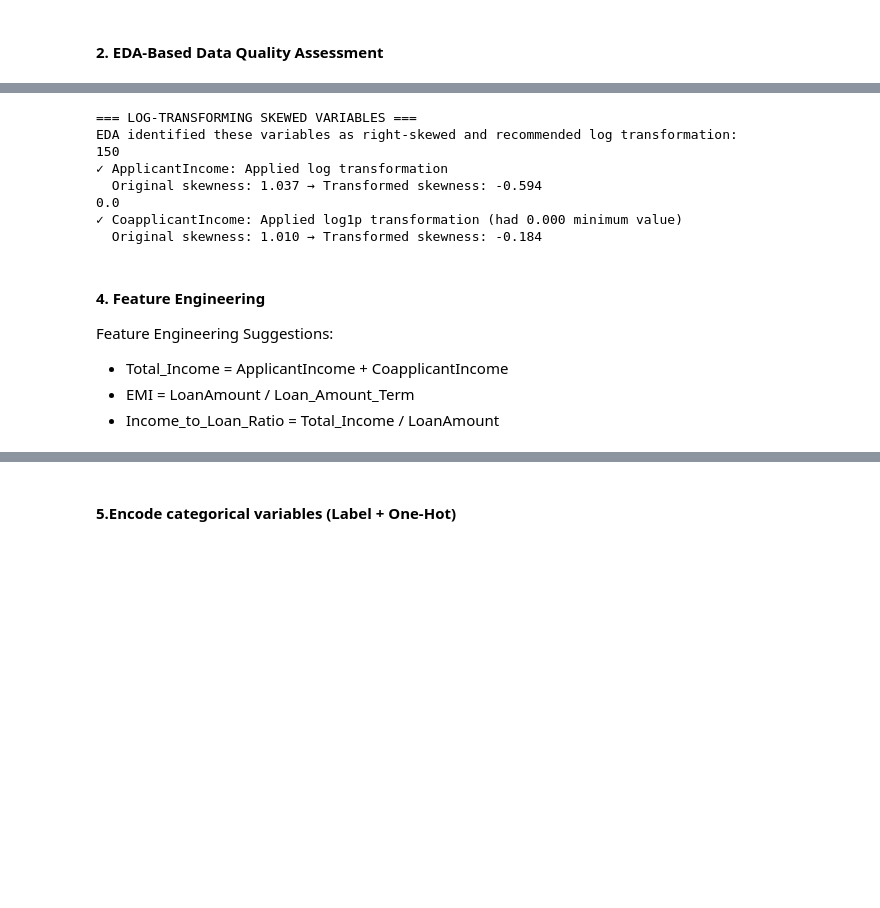
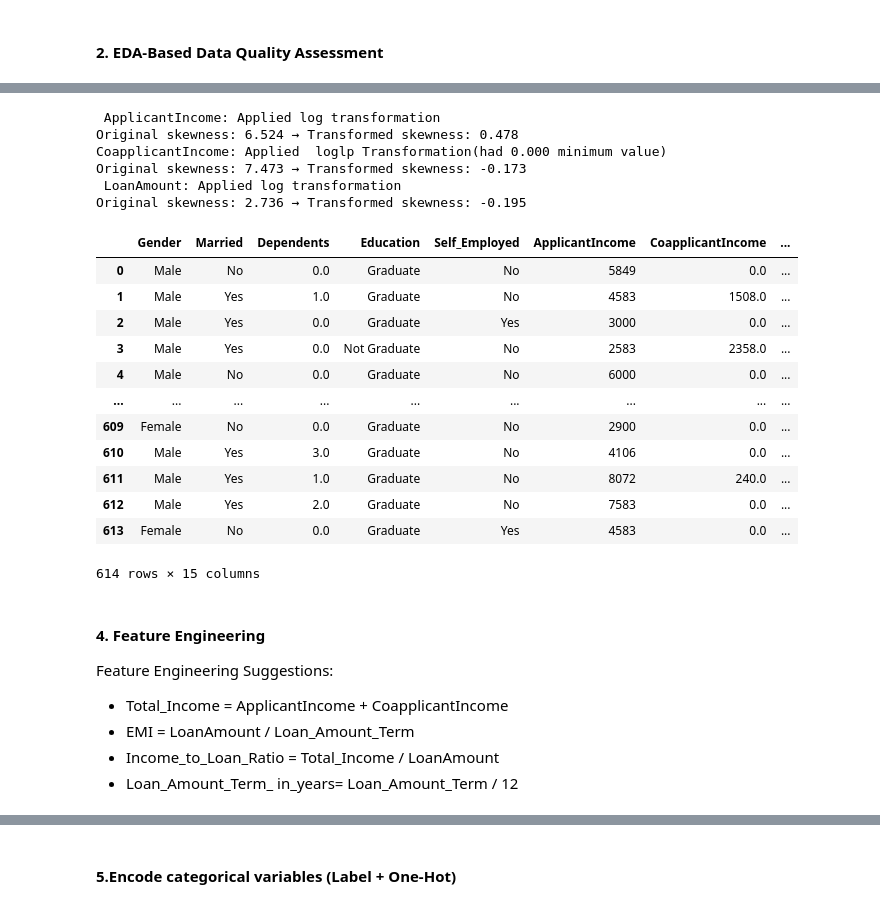
Before and after one commit to Tee-AiEng/Projects, a Jupyter notebook: Machinelearning/Home_loan_preprocessin.ipynb, the cells around one changed output, grey strips where cells are left out. Drawn from its saved outputs; the diff is of its cells as text; code cells hidden in the pictures; blank space fills up the shorter version.

```diff
--- a/Machinelearning/Home_loan_preprocessin.ipynb
+++ b/Machinelearning/Home_loan_preprocessin.ipynb
@@ -79 +64,4 @@ Dataset loaded sucessfuly
+# %%
+df = pd.read_csv("cleaned_data.csv")
+# df.set_index("")
 # %%
@@ -260 +76,22 @@ df_processed.head()
+# %%
+def handle_skewed_data(df):
+    """ Handles the skewness of the data"""
+    skewed_column = ['ApplicantIncome','CoapplicantIncome','LoanAmount']
+    for col in skewed_column:
+            # Check if variable has zero or negative values
+            min_val = df[col].min()
+            if min_val <= 0:
+                # Use log1p for variables with zeros
+                df[f"{col}_log"] = np.log1p(df[col])
+                print(f"{col}: Applied  loglp Transformation(had {min_val:.3f} minimum value)")
+            else:
+            # Use log for positive values only
+                df[f"{col}_log"] = np.log(df[col])
+                print(f" {col}: Applied log transformation")
+
+            # Check skewness before and after
+            original_skew = skew(df[col])
+            transformed_skew = skew(df[f'{col}_log'])
+            print(f"Original skewness: {original_skew:.3f} → Transformed skewness: {transformed_skew:.3f}")
+    return df
 # %% [markdown]
@@ -262,36 +99,25 @@ df_processed.head()
-# %%
-# Log-transform skewed variables as recommended by EDA
-print("=== LOG-TRANSFORMING SKEWED VARIABLES ===")
-print("EDA identified these variables as right-skewed and recommended log transformation:")
-# Variables to log-transform based on EDA findings
-skewed_vars = ['ApplicantIncome', 'CoapplicantIncome']
-for var in skewed_vars:
-    if var in df_processed.columns:
-        # Check if variable has zero or negative values
-        min_val = df_processed[var].min()
-        print(min_val)
-        if min_val <= 0.0:
-            # Use log1p for variables with zeros
-            df_processed[f'{var}_log'] = np.log1p(df_processed[var])
-            print(f"✓ {var}: Applied log1p transformation (had {min_val:.3f} minimum value)")
-        else:
-            # Use log for positive values only
-            df_processed[f'{var}_log'] = np.log(df_processed[var])
-            print(f"✓ {var}: Applied log transformation")
-
-        # Check skewness before and after
-        original_skew = skew(df_processed[var])
-        transformed_skew = skew(df_processed[f'{var}_log'])
-        print(f"  Original skewness: {original_skew:.3f} → Transformed skewness: {transformed_skew:.3f}")
-# %% [output]
-=== LOG-TRANSFORMING SKEWED VARIABLES ===
-EDA identified these variables as right-skewed and recommended log transformation:
-150
-✓ ApplicantIncome: Applied log transformation
-  Original skewness: 1.037 → Transformed skewness: -0.594
-0.0
-✓ CoapplicantIncome: Applied log1p transformation (had 0.000 minimum value)
-  Original skewness: 1.010 → Transformed skewness: -0.184
+# %%
+handle_skewed_data(df)
+# %% [output]
+ ApplicantIncome: Applied log transformation
+Original skewness: 6.524 → Transformed skewness: 0.478
+CoapplicantIncome: Applied  loglp Transformation(had 0.000 minimum value)
+Original skewness: 7.473 → Transformed skewness: -0.173
+ LoanAmount: Applied log transformation
+Original skewness: 2.736 → Transformed skewness: -0.195
+|  | Gender | Married | Dependents | Education | Self_Employed | ApplicantIncome | CoapplicantIncome | ... |
+| 0 | Male | No | 0.0 | Graduate | No | 5849 | 0.0 | ... |
+| 1 | Male | Yes | 1.0 | Graduate | No | 4583 | 1508.0 | ... |
+| 2 | Male | Yes | 0.0 | Graduate | Yes | 3000 | 0.0 | ... |
+| 3 | Male | Yes | 0.0 | Not Graduate | No | 2583 | 2358.0 | ... |
+| 4 | Male | No | 0.0 | Graduate | No | 6000 | 0.0 | ... |
+| ... | ... | ... | ... | ... | ... | ... | ... | ... |
+| 609 | Female | No | 0.0 | Graduate | No | 2900 | 0.0 | ... |
+| 610 | Male | Yes | 3.0 | Graduate | No | 4106 | 0.0 | ... |
+| 611 | Male | Yes | 1.0 | Graduate | No | 8072 | 240.0 | ... |
+| 612 | Male | Yes | 2.0 | Graduate | No | 7583 | 0.0 | ... |
+| 613 | Female | No | 0.0 | Graduate | Yes | 4583 | 0.0 | ... |
+614 rows × 15 columns
 # %% [markdown]
 #### **4. Feature Engineering**
 
@@ -299,3 +125,4 @@ Feature Engineering Suggestions:
 - Total_Income = ApplicantIncome + CoapplicantIncome
 - EMI = LoanAmount / Loan_Amount_Term
 - Income_to_Loan_Ratio = Total_Income / LoanAmount
+- Loan_Amount_Term_ in_years= Loan_Amount_Term / 12
```
Also changed, not shown: parts of 26 cells of this notebook, 3 other files.
